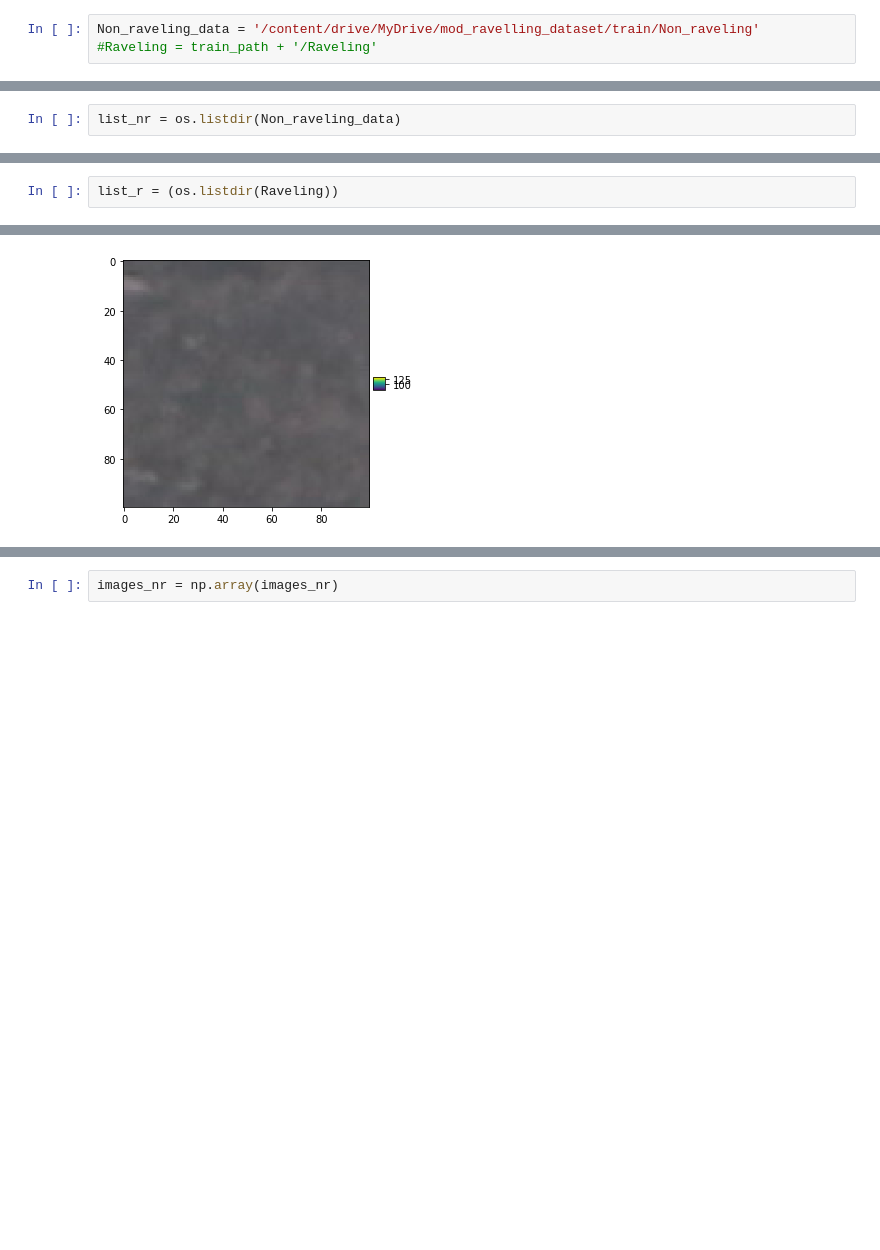
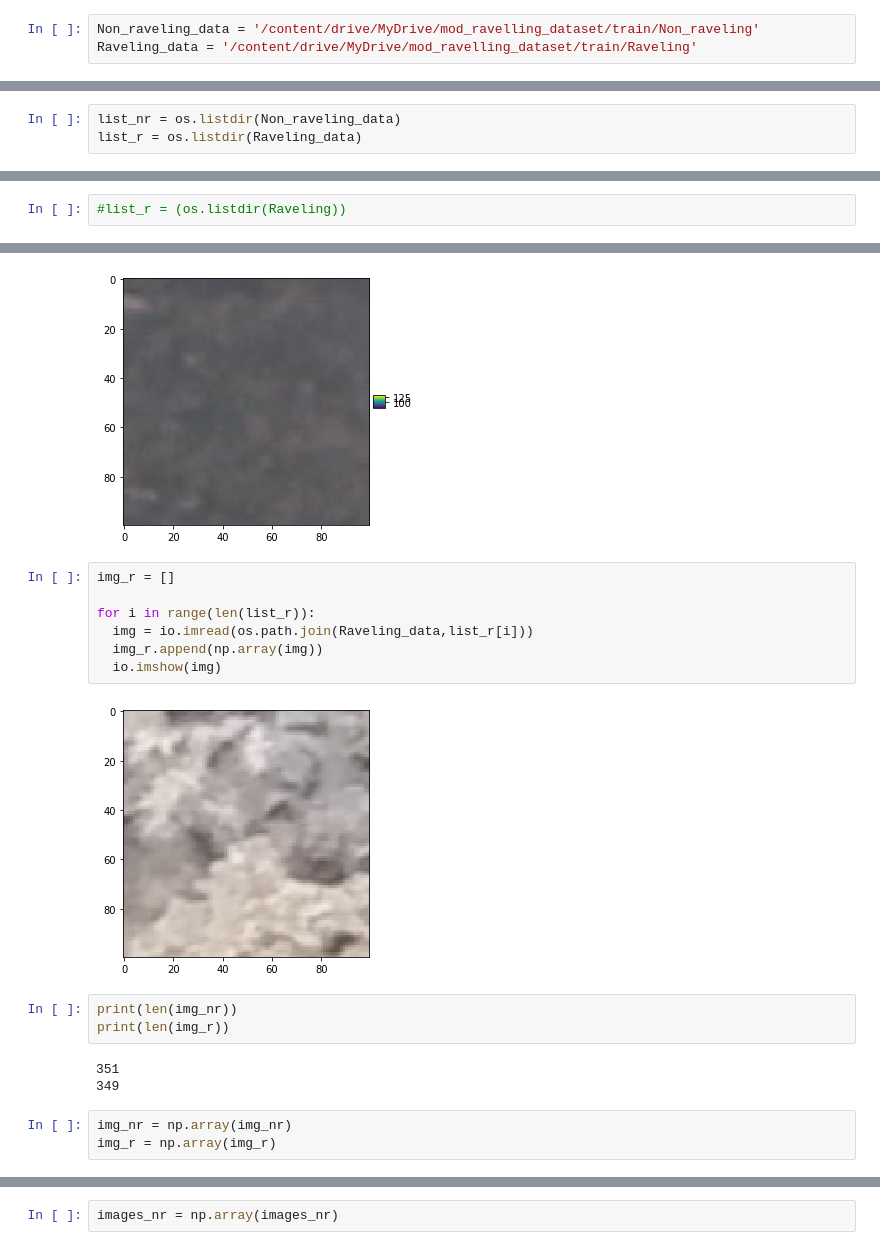
Before and after one commit to Vineet2107/Deep-Neural-Networks-with-PyTorch, a Jupyter notebook: Assignment1_CE784.ipynb, the cells around one changed output, grey strips where cells are left out. Saved outputs shown, nothing was run; the diff lists cells and outputs as text; blank space fills up the shorter version.

```diff
--- a/Assignment1_CE784.ipynb
+++ b/Assignment1_CE784.ipynb
@@ -24,16 +24,17 @@ train_path = '/content/drive/MyDrive/mod_ravelling_dataset/train'
 test_path = '/content/drive/MyDrive/mod_ravelling_dataset/test'
 # %%
 Non_raveling_data = '/content/drive/MyDrive/mod_ravelling_dataset/train/Non_raveling'
-#Raveling = train_path + '/Raveling'
+Raveling_data = '/content/drive/MyDrive/mod_ravelling_dataset/train/Raveling'
 # %%
 Non_raveling_data
 # %% [output]
 '/content/drive/MyDrive/mod_ravelling_dataset/train/Non_raveling'
 # %%
 list_nr = os.listdir(Non_raveling_data)
+list_r = os.listdir(Raveling_data)
 # %%
 list_nr[0]
 # %% [output]
 'image466.jpg'
 # %%
-list_r = (os.listdir(Raveling))
+#list_r = (os.listdir(Raveling))
@@ -52,3 +51,21 @@ for i in range(len(list_nr)):
   io.imshow(img)
 # %% [output]
 [figure]
+# %%
+img_r = []
+
+for i in range(len(list_r)):
+  img = io.imread(os.path.join(Raveling_data,list_r[i]))
+  img_r.append(np.array(img))
+  io.imshow(img)
+# %% [output]
+[figure, added]
+# %%
+print(len(img_nr))
+print(len(img_r))
+# %% [output]
+351
+349
+# %%
+img_nr = np.array(img_nr)
+img_r = np.array(img_r)
```
Also changed, not shown: parts of 23 cells of this notebook.
